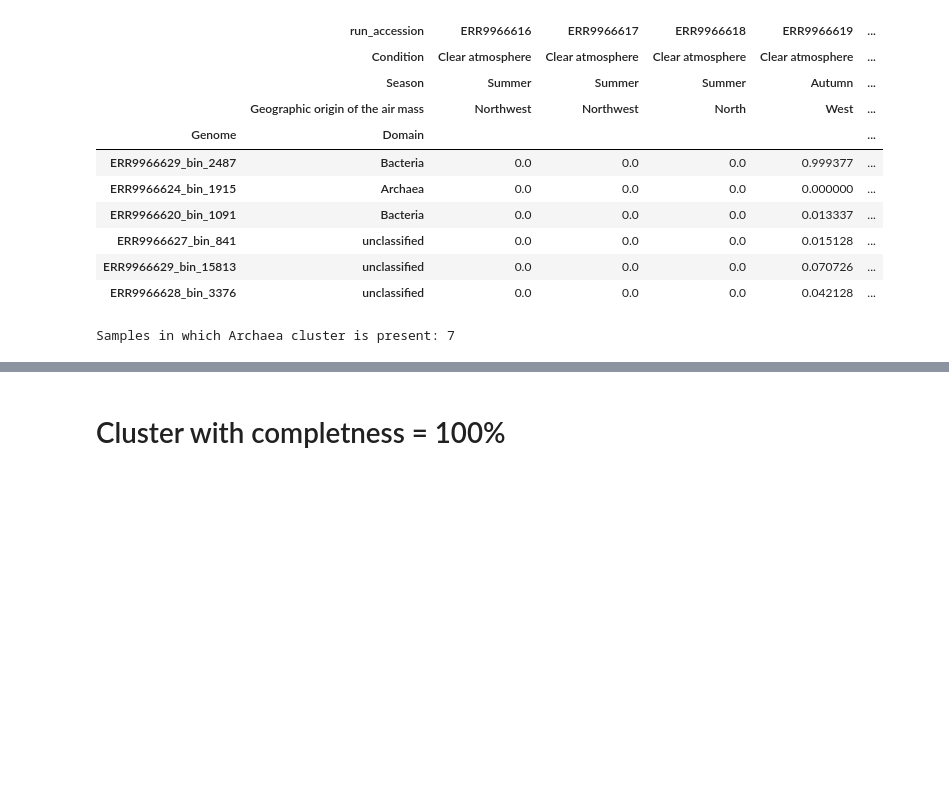
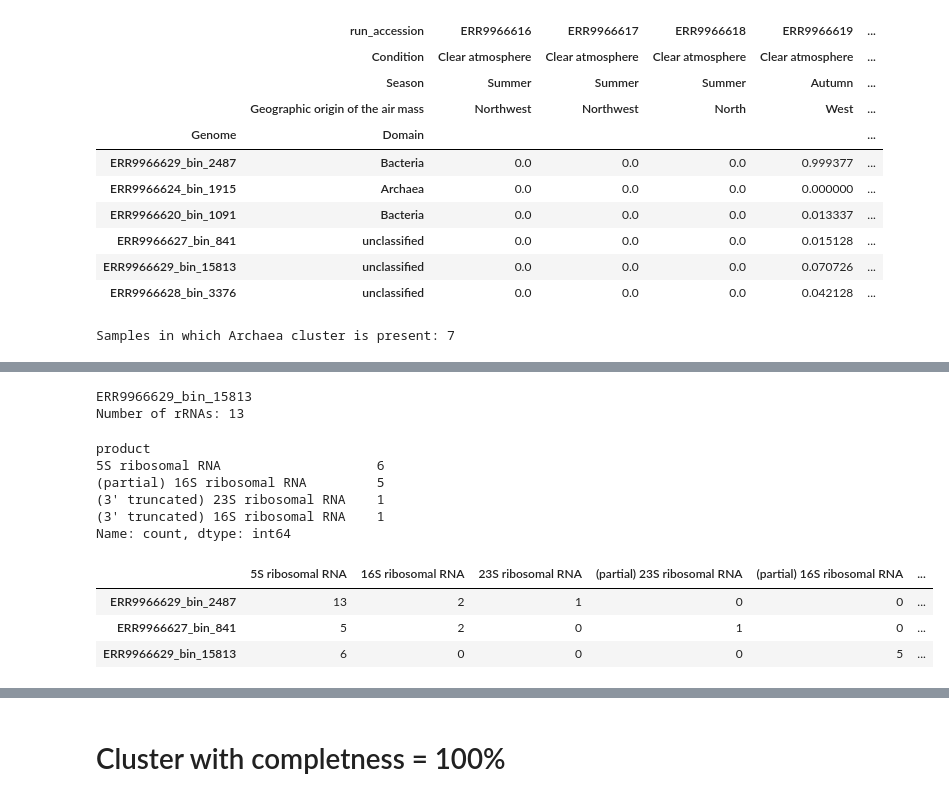
Before and after one commit to usegalaxy-eu/FAIRyMAGs, a Jupyter notebook: bin/use-case-aeromicrobiome-exploration.ipynb, the cells around one changed output, grey strips where cells are left out. Saved outputs shown, nothing was run; the diff lists cells and outputs as text; code cells hidden in the pictures; blank space fills up the shorter version.

```diff
--- a/bin/use-case-aeromicrobiome-exploration.ipynb
+++ b/bin/use-case-aeromicrobiome-exploration.ipynb
@@ -739,0 +805,67 @@ Samples in which Archaea cluster is present: 7
+# %%
+rRNAs_dfs = {}
+rRNAs_product_df = pd.DataFrame(index=mags_with_rRNAs)
+
+for mag in mags_with_rRNAs:
+    bakta_fp = data_dp_2 / "bakta" / f"{mag}.gff3"
+    rrna_df = (
+        pd.read_csv(
+            bakta_fp,
+            sep="\t",
+            comment="#",
+            header=None,
+            names=["seqid", "source", "type", "start", "end", "score", "strand", "phase", "attributes"],
+        )
+        .query("type == 'rRNA'")
+        .copy()
+    )
+
+    attributes_series = rrna_df["attributes"].fillna("").astype(str)
+
+    # Convert semicolon-separated key=value pairs into a dict per row.
+    parsed_attrs = attributes_series.apply(
+        lambda attr: {
+            key: value
+            for item in attr.split(";")
+            if "=" in item
+            for key, value in [item.split("=", 1)]
+        }
+    )
+
+    attrs_df = pd.json_normalize(parsed_attrs)
+    rrna_with_attrs_df = pd.concat([rrna_df, attrs_df], axis=1)
+
+    # Split Dbxref entries like "DB:ID,DB2:ID2" into one column per DB name.
+    if "Dbxref" in rrna_with_attrs_df.columns:
+        dbxref_series = rrna_with_attrs_df["Dbxref"].fillna("").astype(str)
+        parsed_dbxref = dbxref_series.apply(
+            lambda dbxref: {
+                db_name: db_id
+                for item in dbxref.split(",")
+                if ":" in item
+                for db_name, db_id in [item.split(":", 1)]
+            }
+        )
+        dbxref_df = pd.json_normalize(parsed_dbxref)
+
+        for col in dbxref_df.columns:
+            if col in rrna_with_attrs_df.columns:
+                rrna_with_attrs_df[col] = rrna_with_attrs_df[col].fillna(dbxref_df[col])
+            else:
+                rrna_with_attrs_df[col] = dbxref_df[col]
+
+    rRNAs_dfs[mag] = rrna_with_attrs_df
+
+    print(mag)
+    print(f"Number of rRNAs: {rrna_df.shape[0]}")
+
+    value_counts = rRNAs_dfs[mag]["product"].value_counts()
+    display(value_counts)
+
+    # Build a MAG x rRNA-product matrix with dynamic columns.
+    for product, count in value_counts.items():
+        rRNAs_product_df.loc[mag, product] = count
+
+rRNAs_product_df = rRNAs_product_df.fillna(0).astype(int)
+rRNAs_product_df
+# %% [output]
@@ -739,0 +886,12 @@ Samples in which Archaea cluster is present: 7
+ERR9966629_bin_15813
+Number of rRNAs: 13
+product
+5S ribosomal RNA                    6
+(partial) 16S ribosomal RNA         5
+(3' truncated) 23S ribosomal RNA    1
+(3' truncated) 16S ribosomal RNA    1
+Name: count, dtype: int64
+|  | 5S ribosomal RNA | 16S ribosomal RNA | 23S ribosomal RNA | (partial) 23S ribosomal RNA | (partial) 16S ribosomal RNA | ... |
+| ERR9966629_bin_2487 | 13 | 2 | 1 | 0 | 0 | ... |
+| ERR9966627_bin_841 | 5 | 2 | 0 | 1 | 0 | ... |
+| ERR9966629_bin_15813 | 6 | 0 | 0 | 0 | 5 | ... |
```
Also changed, not shown: parts of 13 cells of this notebook.
